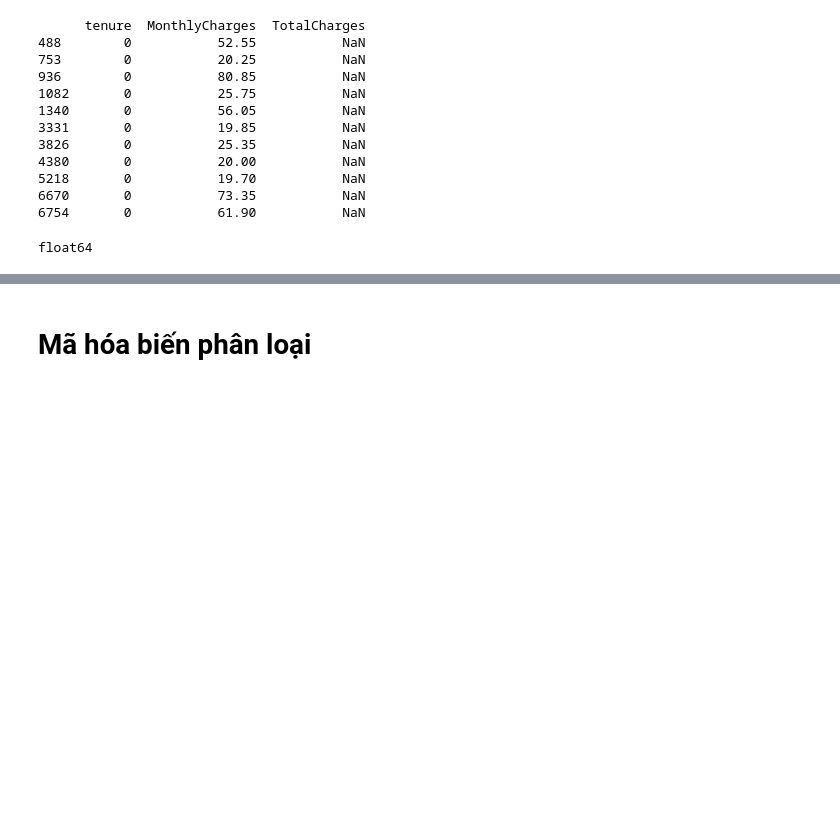
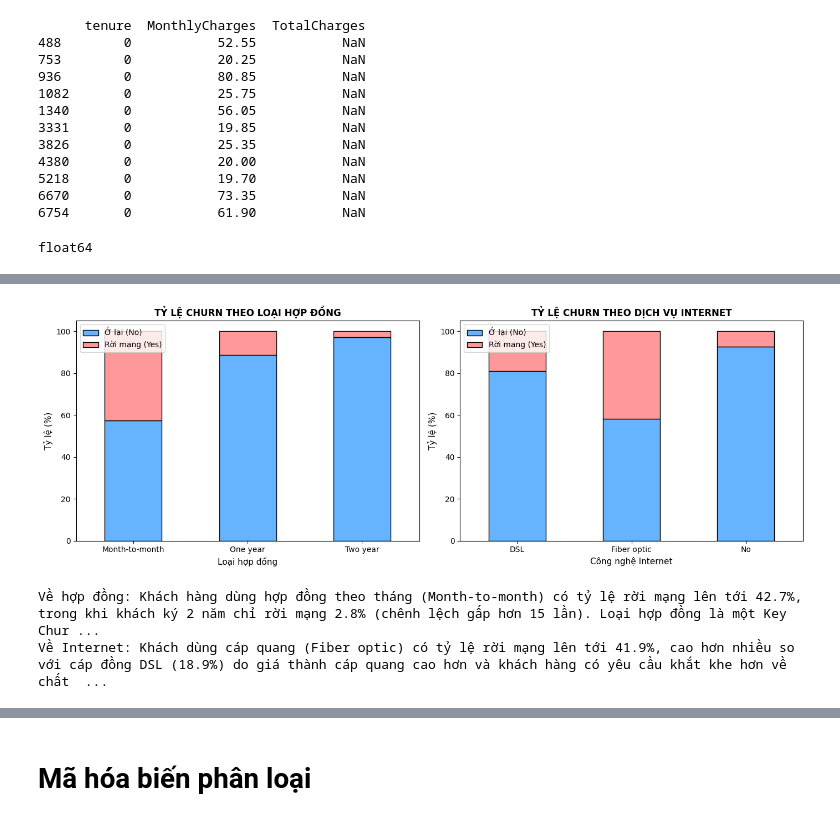
Before and after one commit to TranDuyAnhDEDA/KhaiPhaDuLieu, a Jupyter notebook: EDA.ipynb, the cells around one changed output, grey strips where cells are left out. Saved outputs shown, nothing was run; the diff lists cells and outputs as text; code cells hidden in the pictures; blank space fills up the shorter version.

```diff
--- a/EDA.ipynb
+++ b/EDA.ipynb
@@ -60,0 +95,29 @@ float64
+# %%
+fig, axes = plt.subplots(1, 2, figsize=(14, 5))
+
+# 1. Tỷ lệ Churn theo loại hợp đồng (Contract)
+contract_churn = pd.crosstab(df_eda['Contract'], df_eda['Churn'], normalize='index') * 100
+contract_churn.plot(kind='bar', stacked=True, color=['#66b3ff', '#ff9999'], ax=axes[0], edgecolor='black')
+axes[0].set_title('TỶ LỆ CHURN THEO LOẠI HỢP ĐỒNG', fontsize=12, fontweight='bold')
+axes[0].set_ylabel('Tỷ lệ (%)', fontsize=11)
+axes[0].set_xlabel('Loại hợp đồng', fontsize=11)
+axes[0].tick_params(axis='x', rotation=0)
+axes[0].legend(['Ở lại (No)', 'Rời mạng (Yes)'])
+
+# 2. Tỷ lệ Churn theo công nghệ Internet (InternetService)
+internet_churn = pd.crosstab(df_eda['InternetService'], df_eda['Churn'], normalize='index') * 100
+internet_churn.plot(kind='bar', stacked=True, color=['#66b3ff', '#ff9999'], ax=axes[1], edgecolor='black')
+axes[1].set_title('TỶ LỆ CHURN THEO DỊCH VỤ INTERNET', fontsize=12, fontweight='bold')
+axes[1].set_ylabel('Tỷ lệ (%)', fontsize=11)
+axes[1].set_xlabel('Công nghệ Internet', fontsize=11)
+axes[1].tick_params(axis='x', rotation=0)
+axes[1].legend(['Ở lại (No)', 'Rời mạng (Yes)'])
+
+plt.tight_layout()
+plt.show()
+print("Về hợp đồng: Khách hàng dùng hợp đồng theo tháng (Month-to-month) có tỷ lệ rời mạng lên tới 42.7%, trong khi khách ký 2 năm chỉ rời mạng 2.8% (chênh lệch gấp hơn 15 lần). Loại hợp đồng là một Key Churn Driver hàng đầu.")
+print("Về Internet: Khách dùng cáp quang (Fiber optic) có tỷ lệ rời mạng lên tới 41.9%, cao hơn nhiều so với cáp đồng DSL (18.9%) do giá thành cáp quang cao hơn và khách hàng có yêu cầu khắt khe hơn về chất lượng mạng.")
+# %% [output]
+[figure, added]
+Về hợp đồng: Khách hàng dùng hợp đồng theo tháng (Month-to-month) có tỷ lệ rời mạng lên tới 42.7%, trong khi khách ký 2 năm chỉ rời mạng 2.8% (chênh lệch gấp hơn 15 lần). Loại hợp đồng là một Key Chur ...
+Về Internet: Khách dùng cáp quang (Fiber optic) có tỷ lệ rời mạng lên tới 41.9%, cao hơn nhiều so với cáp đồng DSL (18.9%) do giá thành cáp quang cao hơn và khách hàng có yêu cầu khắt khe hơn về chất  ...
```
Also changed, not shown: parts of 4 cells of this notebook.
